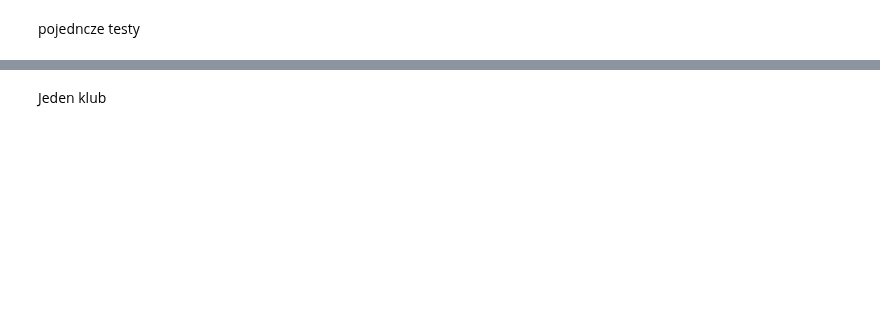
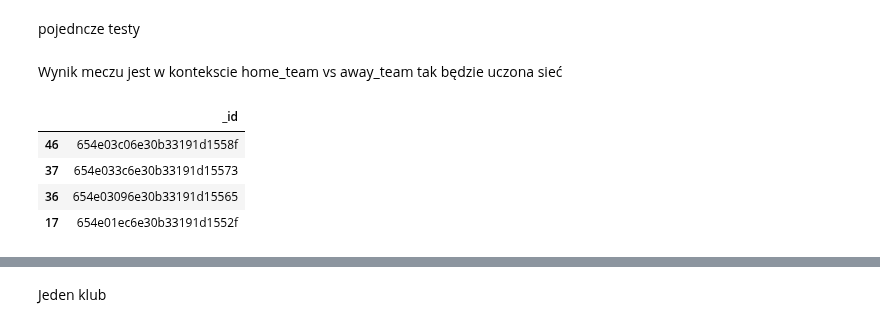
Before and after one commit to MikoPat/Football-match-results-predictions, a Jupyter notebook: Poc/network.ipynb, the cells around one changed output, grey strips where cells are left out. Saved outputs shown, nothing was run; the diff lists cells and outputs as text; code cells hidden in the pictures; blank space fills up the shorter version.

```diff
--- a/Poc/network.ipynb
+++ b/Poc/network.ipynb
@@ -236,3 +235,5 @@ df = cleaningData(df)
 
 df['home_team'] = df['home_team'].apply(get_replacement)
 df['away_team'] = df['away_team'].apply(get_replacement)
+# %% [markdown]
+Wynik meczu jest w kontekscie home_team vs away_team tak będzie uczona sieć
@@ -238,0 +304,9 @@ df['away_team'] = df['away_team'].apply(get_replacement)
+# %%
+last_five = getLastNGames(df, club_name, game_data, number_of_games_5)
+last_five
+# %% [output]
+|  | _id |
+| 46 | 654e03c06e30b33191d1558f |
+| 37 | 654e033c6e30b33191d15573 |
+| 36 | 654e03096e30b33191d15565 |
+| 17 | 654e01ec6e30b33191d1552f |
```
Also changed, not shown: parts of 16 cells of this notebook, 4 other files.
